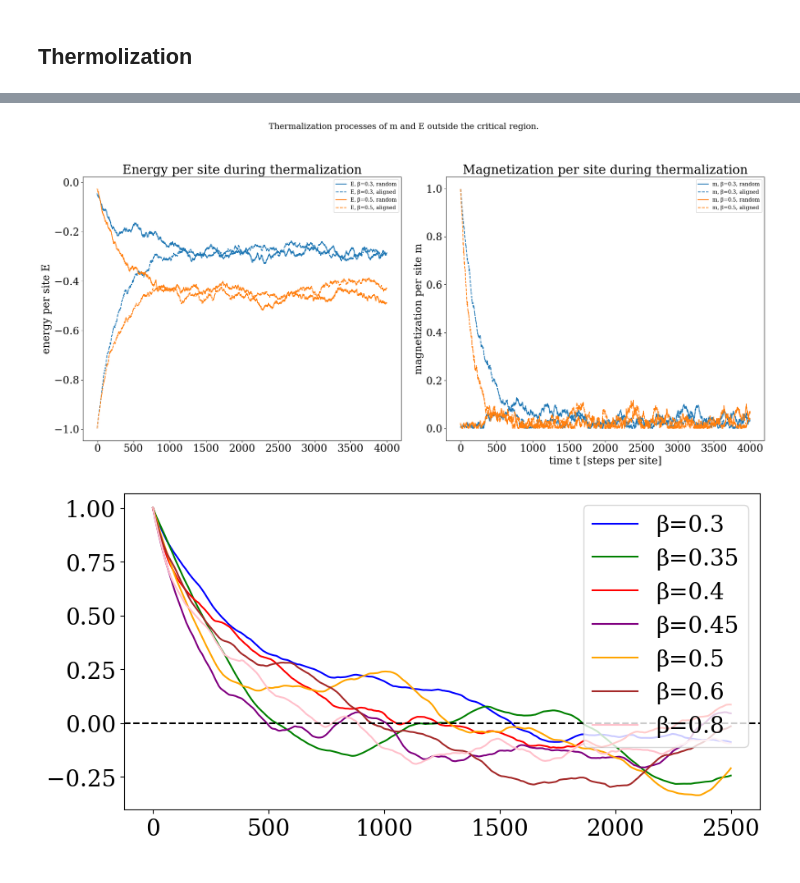
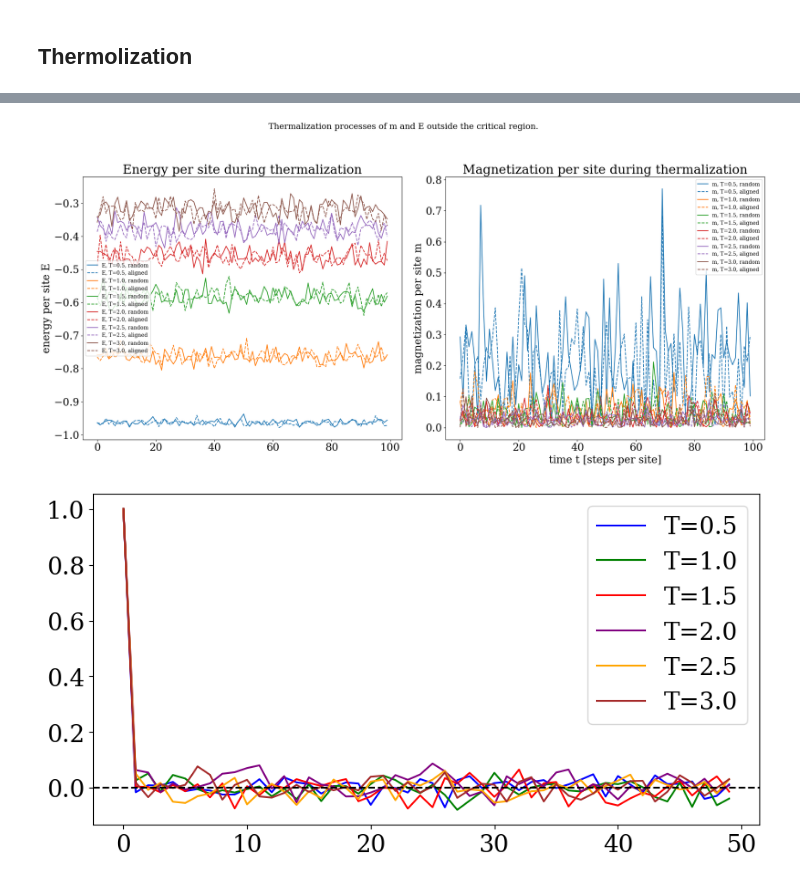
Before and after one commit to debienicolas/Tumor-Ising-model, a Jupyter notebook: full_sim_branch.ipynb, the cells around one changed output, grey strips where cells are left out. Drawn from its saved outputs; the diff is of its cells as text; code cells hidden in the pictures.

```diff
--- a/full_sim_branch.ipynb
+++ b/full_sim_branch.ipynb
@@ -16,12 +16,13 @@ from branch_sim import MamSimulation
 tmax = 150
 
 J = 1.0
-n_equilib_steps = 4_000
-n_mcmc_steps = 10_000
+n_equilib_steps = 1_000
+n_mcmc_steps = 1_000
 n_samples = None
 n_sample_interval = 10
 step_algorithm = "wolff"
-betas = [0.3,0.35, 0.4, 0.45,0.5,0.6,0.8]
+betas = [0.3,0.35,0.4,0.45,0.5,0.6,0.8,0.9,2.0,3.0]
+temps = np.arange(0.5, 3.5, 0.5)
 # %%
 ## simulate the stucture
 mam = MamSimulation(tmax=tmax)
@@ -41,7 +42,7 @@ init_types = {
 }
 results = {}
 results_mcmc = {}
-for beta in betas:
+for temp in temps:
     for init_type, init_spins in init_types.items():
         if init_type == "random":
             init_spins = np.random.choice([-1, 1], size=nodes.size)
@@ -51,7 +52,7 @@ for beta in betas:
         model = IsingModel(
             nodes=init_spins,
             neighbors=neighbors,
-            temp = 1/beta,
+            temp = temp,
             J=J,
             n_equilib_steps=n_equilib_steps,
             n_mcmc_steps=n_mcmc_steps,
@@ -61,6 +62,6 @@ for beta in betas:
         )
 
         model = simulate_ising_model(model)
-        results[(beta, init_type)] = (model.energy_equil, model.magn_equil)
-        results_mcmc[(beta, init_type)] = (model.energy_all, model.magn_all)
+        results[(temp, init_type)] = (model.energy_equil, model.magn_equil)
+        results_mcmc[(temp, init_type)] = (model.energy_all, model.magn_all)
 # %% [output]
@@ -81,39 +69,39 @@ Time taken:  1.575563907623291
 # %%
 ### Plotting the results ###
 
-max_timestep = 4_000
+max_timestep = 100
 
 fig, axes = plt.subplots(1, 2, figsize=(20, 10), sharex=True)
 betas = [0.3, 0.4, 0.45]
-betas = [0.3,0.5]
+betas = [0.3,0.5, 0.8]
 
 # Define colors for betas and linestyles for init_types
 colors = ['#1f77b4', '#ff7f0e', '#2ca02c', '#d62728', '#9467bd',
           '#8c564b', '#e377c2', '#7f7f7f', '#bcbd22', '#17becf']
-beta_colors = colors[:len(betas)]
+beta_colors = colors[:len(temps)]
 init_linestyles = ['-', '--']  # One linestyle per init_type
 
 # First subplot: Energy per site
-for idx, beta in enumerate(betas):
+for idx, temp in enumerate(temps):
     for init_idx, (init_name, _) in enumerate(init_types.items()):
-        energy, _ = results[(beta, init_name)]
+        energy, _ = results[(temp, init_name)]
         axes[0].plot(energy[:max_timestep],
                      color=beta_colors[idx],
                      linestyle=init_linestyles[init_idx],
-                     label=f"E, β={beta}, {init_name}")
+                     label=f"E, T={temp}, {init_name}")
 
 axes[0].set_ylabel("energy per site E")
 axes[0].legend(fontsize=10)
 axes[0].set_title("Energy per site during thermalization")
 
 # Second subplot: Magnetization per site
-for idx, beta in enumerate(betas):
+for idx, temp in enumerate(temps):
     for init_idx, (init_name, _) in enumerate(init_types.items()):
-        _, magn = results[(beta, init_name)]
+        _, magn = results[(temp, init_name)]
         axes[1].plot(magn[:max_timestep],
                      color=beta_colors[idx],
                      linestyle=init_linestyles[init_idx],
-                     label=f"m, β={beta}, {init_name}")
+                     label=f"m, T={temp}, {init_name}")
 
 axes[1].set_xlabel("time t [steps per site]")
 axes[1].set_ylabel("magnetization per site m")
@@ -124,23 +112,23 @@ plt.suptitle("Thermalization processes of m and E outside the critical region.",
 plt.tight_layout(rect=[0, 0.03, 1, 0.95])
 plt.show()
 # %% [output]
-[figure, old version]
+[figure, new version]
 # %%
 from utils.gen_utils import autocorr
 plt.figure(figsize=(10,5))
 colors = ['blue', 'green', 'red', 'purple', 'orange', 'brown', 'pink']
 
 betas = [0.3,0.35, 0.4, 0.45,0.5,0.6,0.8]
 init_style = "random"
 # energy autocorrelation
-for i, beta in enumerate(betas):
-    corr = autocorr(results_mcmc[(beta, init_style)][0])
-    corr = corr[:]
-    plt.plot(corr, color=colors[i], label=f'β={beta}')
+for i, temp in enumerate(temps):
+    corr = autocorr(results_mcmc[(temp, init_style)][0])
+    corr = corr[:50]
+    plt.plot(corr, color=colors[i], label=f'T={temp}')
 
 # draw horizontal line at 0.0
 plt.axhline(y=0.0, color='black', linestyle='--')
 plt.legend()
 plt.show()
 # %% [output]
-[figure, old version]
+[figure, new version]
```
Also changed, not shown: parts of 6 cells of this notebook, 5 other files.
